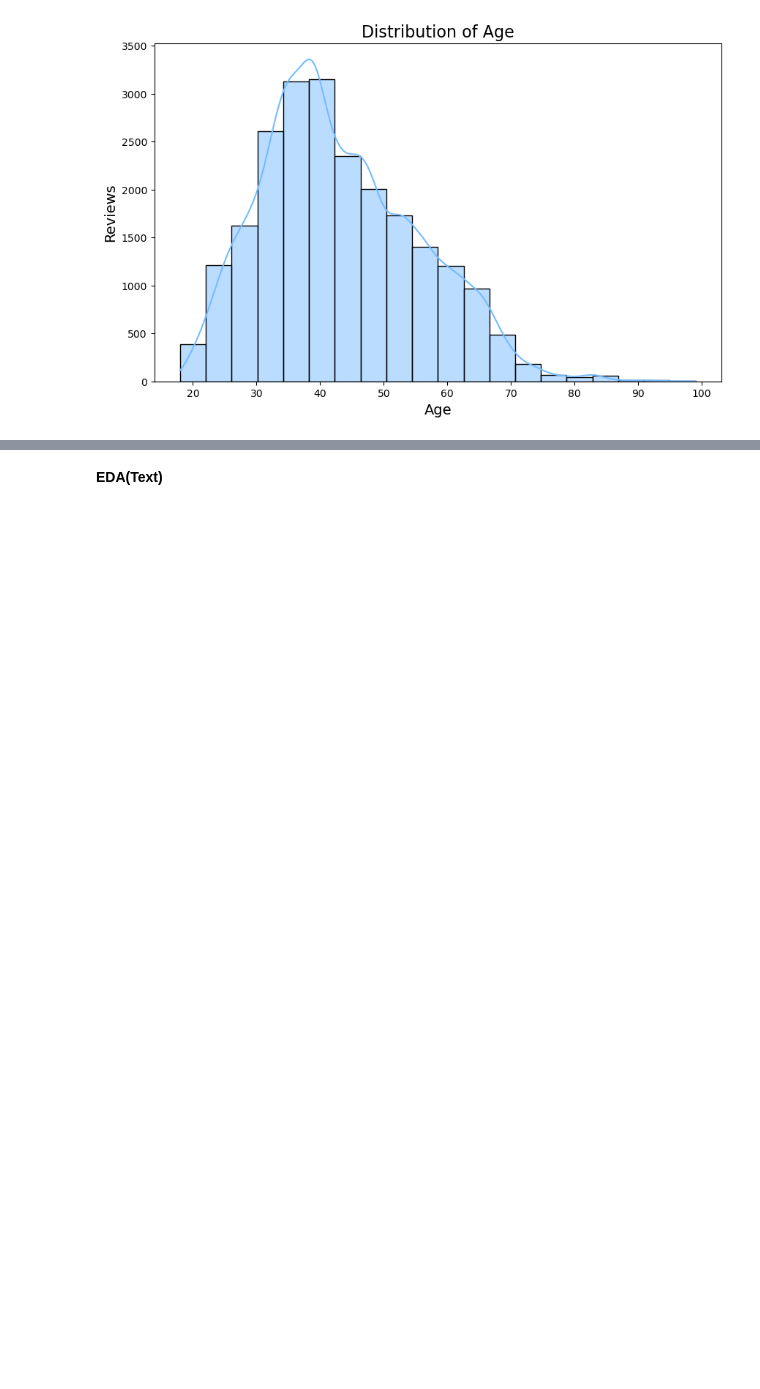
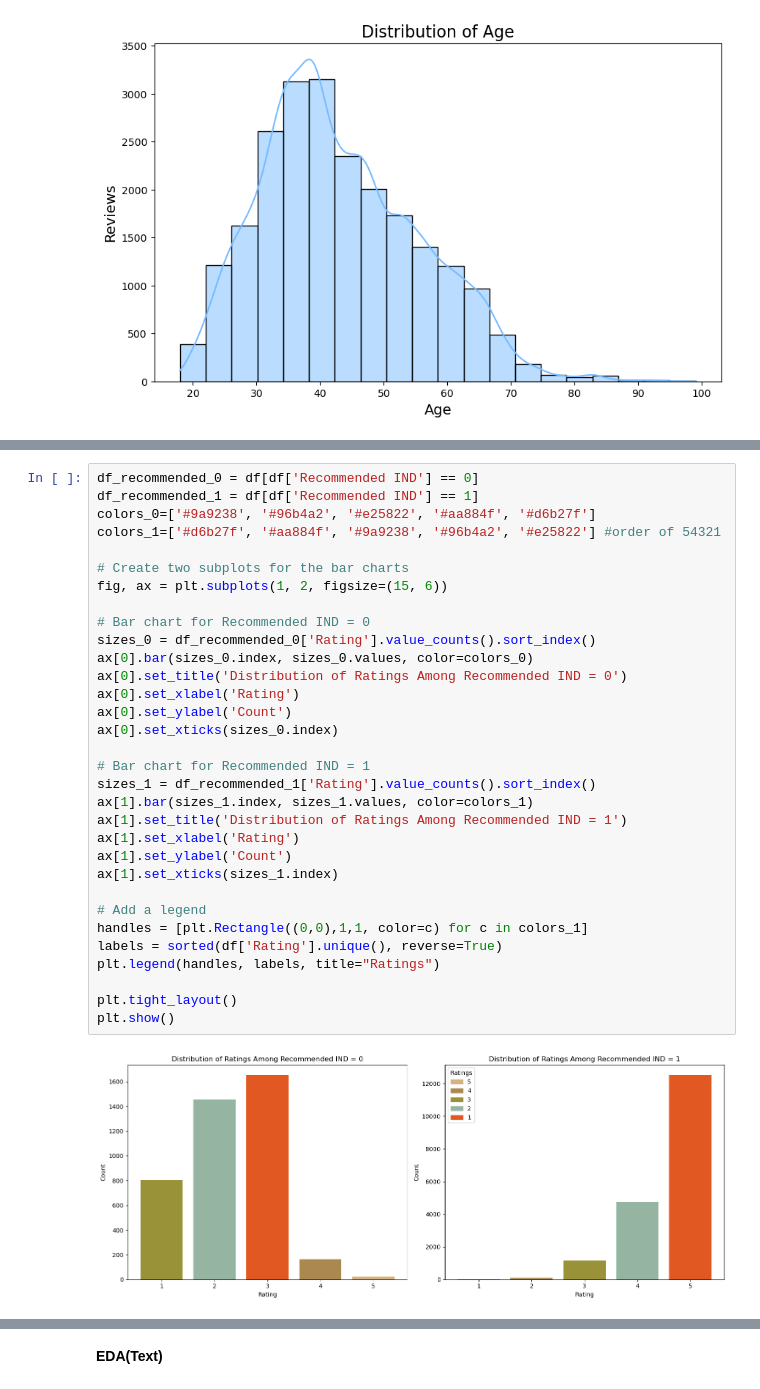
Before and after one commit to john0927626983/womens_clothing_e-commerce_reviews, a Jupyter notebook: EDA.ipynb, the cells around one changed output, grey strips where cells are left out. Saved outputs shown, nothing was run; the diff lists cells and outputs as text; blank space fills up the shorter version.

```diff
--- a/EDA.ipynb
+++ b/EDA.ipynb
@@ -145,0 +213,34 @@ plt.show()
+# %%
+df_recommended_0 = df[df['Recommended IND'] == 0]
+df_recommended_1 = df[df['Recommended IND'] == 1]
+colors_0=['#9a9238', '#96b4a2', '#e25822', '#aa884f', '#d6b27f']
+colors_1=['#d6b27f', '#aa884f', '#9a9238', '#96b4a2', '#e25822'] #order of 54321
+
+# Create two subplots for the bar charts
+fig, ax = plt.subplots(1, 2, figsize=(15, 6))
+
+# Bar chart for Recommended IND = 0
+sizes_0 = df_recommended_0['Rating'].value_counts().sort_index()
+ax[0].bar(sizes_0.index, sizes_0.values, color=colors_0)
+ax[0].set_title('Distribution of Ratings Among Recommended IND = 0')
+ax[0].set_xlabel('Rating')
+ax[0].set_ylabel('Count')
+ax[0].set_xticks(sizes_0.index)
+
+# Bar chart for Recommended IND = 1
+sizes_1 = df_recommended_1['Rating'].value_counts().sort_index()
+ax[1].bar(sizes_1.index, sizes_1.values, color=colors_1)
+ax[1].set_title('Distribution of Ratings Among Recommended IND = 1')
+ax[1].set_xlabel('Rating')
+ax[1].set_ylabel('Count')
+ax[1].set_xticks(sizes_1.index)
+
+# Add a legend
+handles = [plt.Rectangle((0,0),1,1, color=c) for c in colors_1]
+labels = sorted(df['Rating'].unique(), reverse=True)
+plt.legend(handles, labels, title="Ratings")
+
+plt.tight_layout()
+plt.show()
+# %% [output]
+[figure, added]
```
Also changed, not shown: parts of 17 cells of this notebook, 2 other files.
